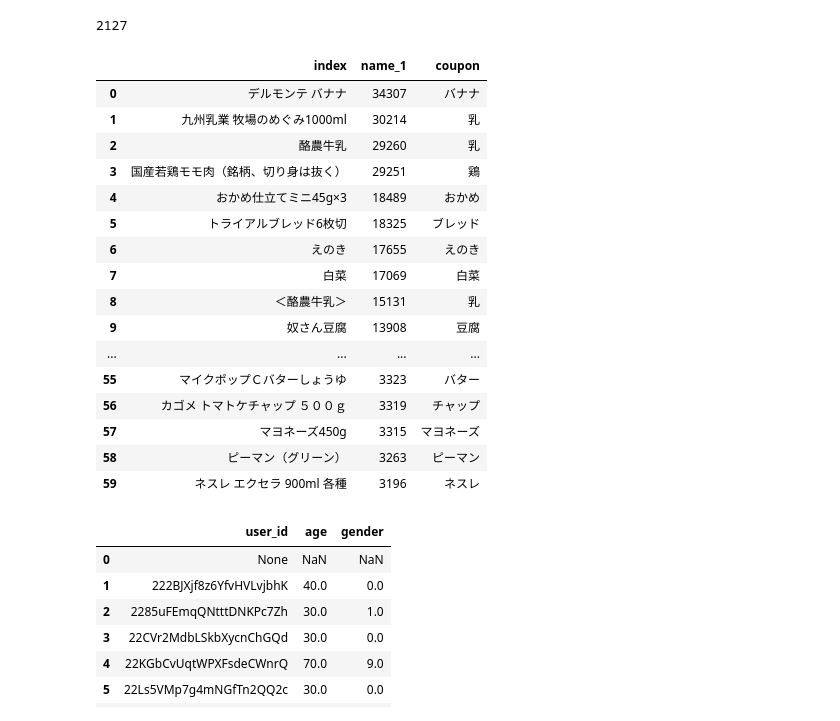
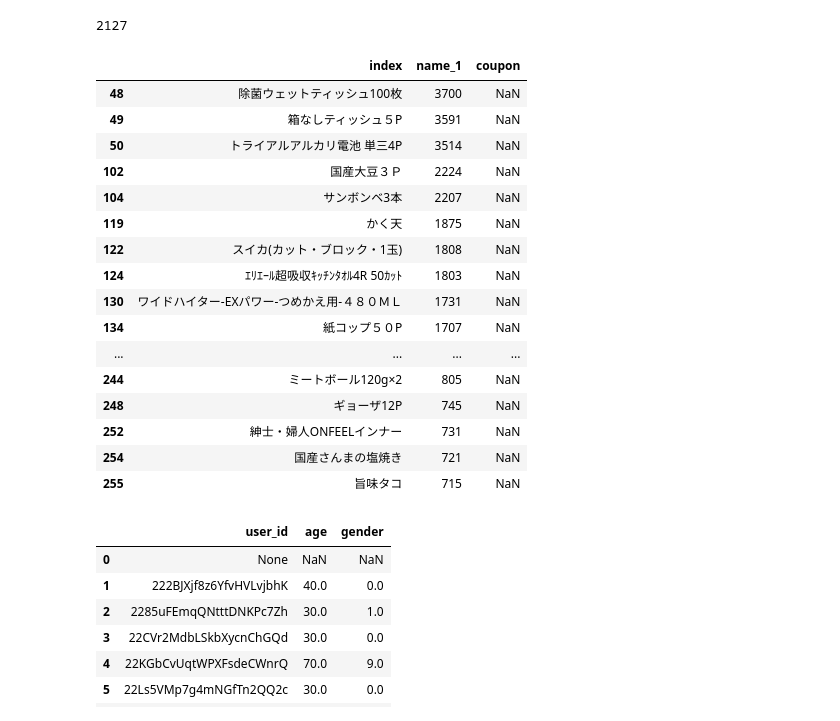
Before and after one commit to yumehara/atmacup9, a Jupyter notebook: notebooks/EDA.ipynb, the cells around one changed output. Cells and saved outputs as stored; diff of their text form; code cells hidden in the pictures.

```diff
--- a/notebooks/EDA.ipynb
+++ b/notebooks/EDA.ipynb
@@ -271,26 +263,32 @@ coupon_name = {
+# %%
+coupon_name = {
+    'ml', '水', '乳', '茶', 'ポテ', 'ウォーター', 'カップ', '無糖', '柿の種', 'サブレ', 'バター', 'コーヒー', 'ネスレ',  'ミルク',
+    'チョコ', 'コーラ', 'チップス', 'バニラ', '炭酸水', '天然水', 'ビール', '飴', 'ラーメン', 'コンソメ', 'ホット', 'パック', 'プリン',
+    'キャラメル', 'カルビー', 'アルフォート', 'フルグラ', 'ゼリー', 'アソート', 'キットカット', 'ドデカミン', '伊右衛門',
+}
 # %%
 for name in coupon_name:
     coupon.loc[coupon['index'].str.contains(name), 'coupon'] = name
 # %%
-coupon[coupon['coupon'].notnull()].head(60)
+coupon[coupon['coupon'].isnull()].head(60)
 # %% [output]
 |  | index | name_1 | coupon |
-| 0 | デルモンテ バナナ | 34307 | バナナ |
-| 1 | 九州乳業 牧場のめぐみ1000ml | 30214 | 乳 |
-| 2 | 酪農牛乳 | 29260 | 乳 |
-| 3 | 国産若鶏モモ肉（銘柄、切り身は抜く） | 29251 | 鶏 |
-| 4 | おかめ仕立てミニ45g×3 | 18489 | おかめ |
-| 5 | トライアルブレッド6枚切 | 18325 | ブレッド |
-| 6 | えのき | 17655 | えのき |
-| 7 | 白菜 | 17069 | 白菜 |
-| 8 | ＜酪農牛乳＞ | 15131 | 乳 |
-| 9 | 奴さん豆腐 | 13908 | 豆腐 |
+| 48 | 除菌ウェットティッシュ100枚 | 3700 | NaN |
+| 49 | 箱なしティッシュ５P | 3591 | NaN |
+| 50 | トライアルアルカリ電池 単三4P | 3514 | NaN |
+| 102 | 国産大豆３Ｐ | 2224 | NaN |
+| 104 | サンボンベ3本 | 2207 | NaN |
+| 119 | かく天 | 1875 | NaN |
+| 122 | スイカ(カット・ブロック・1玉) | 1808 | NaN |
+| 124 | ｴﾘｴｰﾙ超吸収ｷｯﾁﾝﾀｵﾙ4R 50ｶｯﾄ | 1803 | NaN |
+| 130 | ワイドハイター-EXパワー-つめかえ用-４８０ＭＬ | 1731 | NaN |
+| 134 | 紙コップ５０P | 1707 | NaN |
 | ... | ... | ... | ... |
-| 55 | マイクポップＣバターしょうゆ | 3323 | バター |
-| 56 | カゴメ トマトケチャップ ５００ｇ | 3319 | チャップ |
-| 57 | マヨネーズ450g | 3315 | マヨネーズ |
-| 58 | ピーマン（グリーン） | 3263 | ピーマン |
-| 59 | ネスレ エクセラ 900ml 各種 | 3196 | ネスレ |
+| 244 | ミートボール120g×2 | 805 | NaN |
+| 248 | ギョーザ12P | 745 | NaN |
+| 252 | 紳士・婦人ONFEELインナー | 731 | NaN |
+| 254 | 国産さんまの塩焼き | 721 | NaN |
+| 255 | 旨味タコ | 715 | NaN |
 # %%
 product_master['JAN'] = product_master['JAN'].astype(str)
 # %%
```
Also changed, not shown: parts of 1 cell of this notebook, 1 other file.
